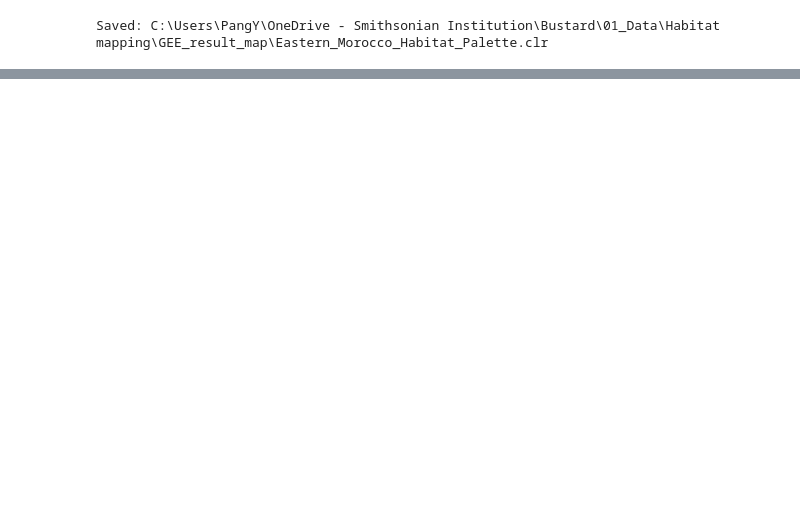
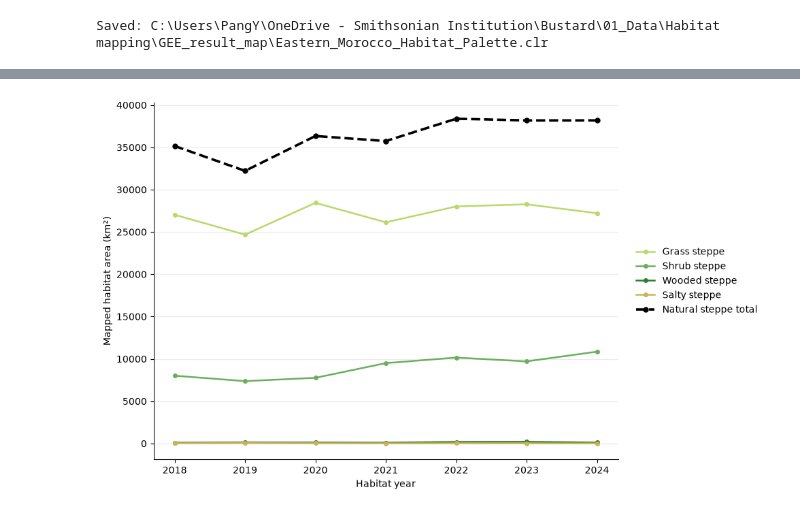
Before and after one commit to scbi-yuwenpang/Bustard-Project, a Jupyter notebook: Bustard Project Notebooks/Habitat mapping Edition3.ipynb, the cells around one changed output, grey strips where cells are left out. Drawn from its saved outputs; the diff is of its cells as text; code cells hidden in the pictures; blank space fills up the shorter version.

```diff
--- a/Bustard Project Notebooks/Habitat mapping Edition3.ipynb
+++ b/Bustard Project Notebooks/Habitat mapping Edition3.ipynb
@@ -5883,0 +6009,6 @@ plot_habitat_map(
+# %%
+import ee
+
+ee.Initialize(project="rse-global-wetlands")
+ASSET_ROOT = "projects/rse-global-wetlands/assets"
+ROI_ASSET = f"{ASSET_ROOT}/Eastern_Morocco_Working_Area"
@@ -5883,0 +8268,69 @@ plot_habitat_map(
+# %%
+# ============================================================
+# Plot natural-steppe habitat areas
+# ============================================================
+
+import matplotlib.pyplot as plt
+
+
+fig, ax = plt.subplots(
+    figsize=(10, 6)
+)
+
+
+for habitat in STEPPE_CLASSES:
+
+    ax.plot(
+        steppe_df.index,
+        steppe_df[habitat],
+        marker="o",
+        linewidth=1.8,
+        markersize=4,
+        color=HABITAT_COLORS[habitat],
+        label=habitat,
+    )
+
+
+# Natural-steppe total
+ax.plot(
+    steppe_df.index,
+    steppe_df["Natural steppe total"],
+    marker="o",
+    linewidth=2.6,
+    markersize=5,
+    linestyle="--",
+    color="black",
+    label="Natural steppe total",
+)
+
+
+ax.set_xlabel(
+    "Habitat year"
+)
+
+ax.set_ylabel(
+    "Mapped habitat area (km²)"
+)
+
+ax.set_xticks(
+    steppe_df.index
+)
+
+ax.spines["top"].set_visible(False)
+ax.spines["right"].set_visible(False)
+
+ax.grid(
+    axis="y",
+    alpha=0.25
+)
+
+ax.legend(
+    bbox_to_anchor=(1.02, 0.5),
+    loc="center left",
+    frameon=False,
+)
+
+plt.tight_layout()
+plt.show()
+# %% [output]
+[figure, added]
```
Also changed, not shown: parts of 48 cells of this notebook, 5 other files.
